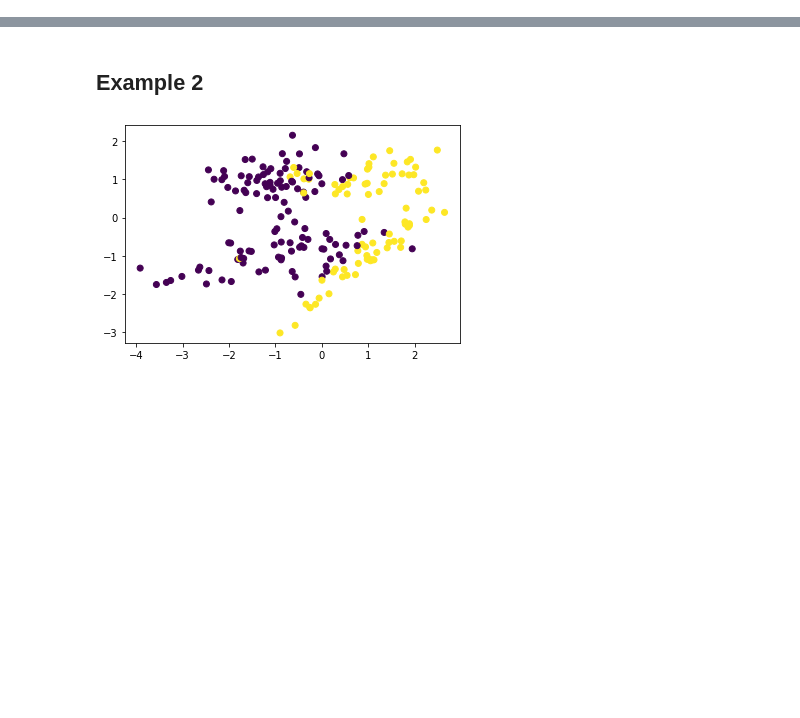
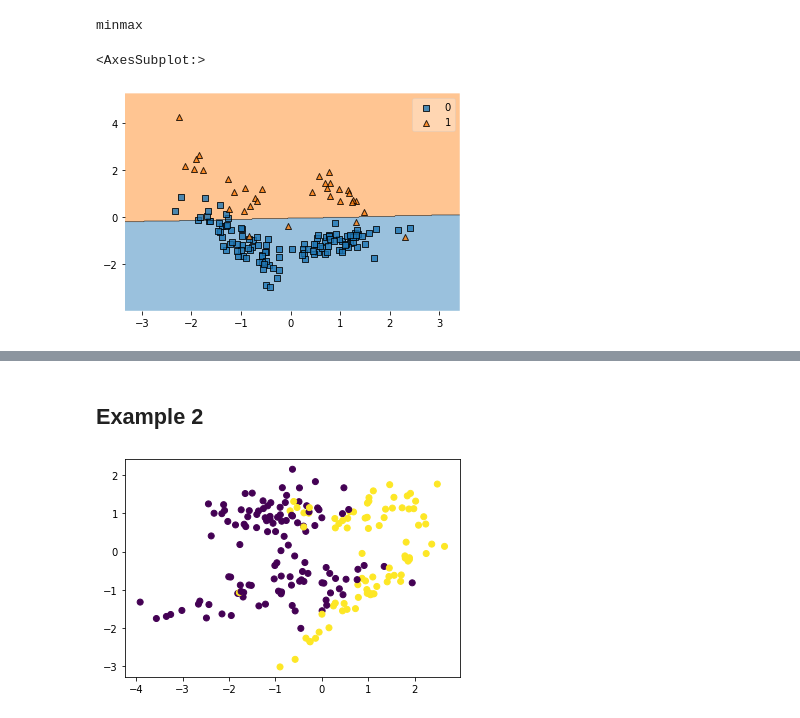
Before and after one commit to yrahul3910/yedida-gone-nuts, a Jupyter notebook: Weighted fuzzy oversampling.ipynb, the cells around one changed output, grey strips where cells are left out. Saved outputs shown, nothing was run; the diff lists cells and outputs as text; code cells hidden in the pictures; blank space fills up the shorter version.

```diff
--- a/Weighted fuzzy oversampling.ipynb
+++ b/Weighted fuzzy oversampling.ipynb
@@ -75,0 +74,3 @@ learner.set_data(*data)
+# %%
+learner = BinaryGHOST(['f1'], n_runs=1, ultrasample=False, autoencode=False)
+learner.set_data(*data)
@@ -95,0 +104,6 @@ Epoch 30/30
+# %%
+plot_decision_regions(data.x_train, data.y_train, learner)
+# %% [output]
+minmax
+<AxesSubplot:>
+[figure, added]
```
Also changed, not shown: parts of 14 cells of this notebook.
